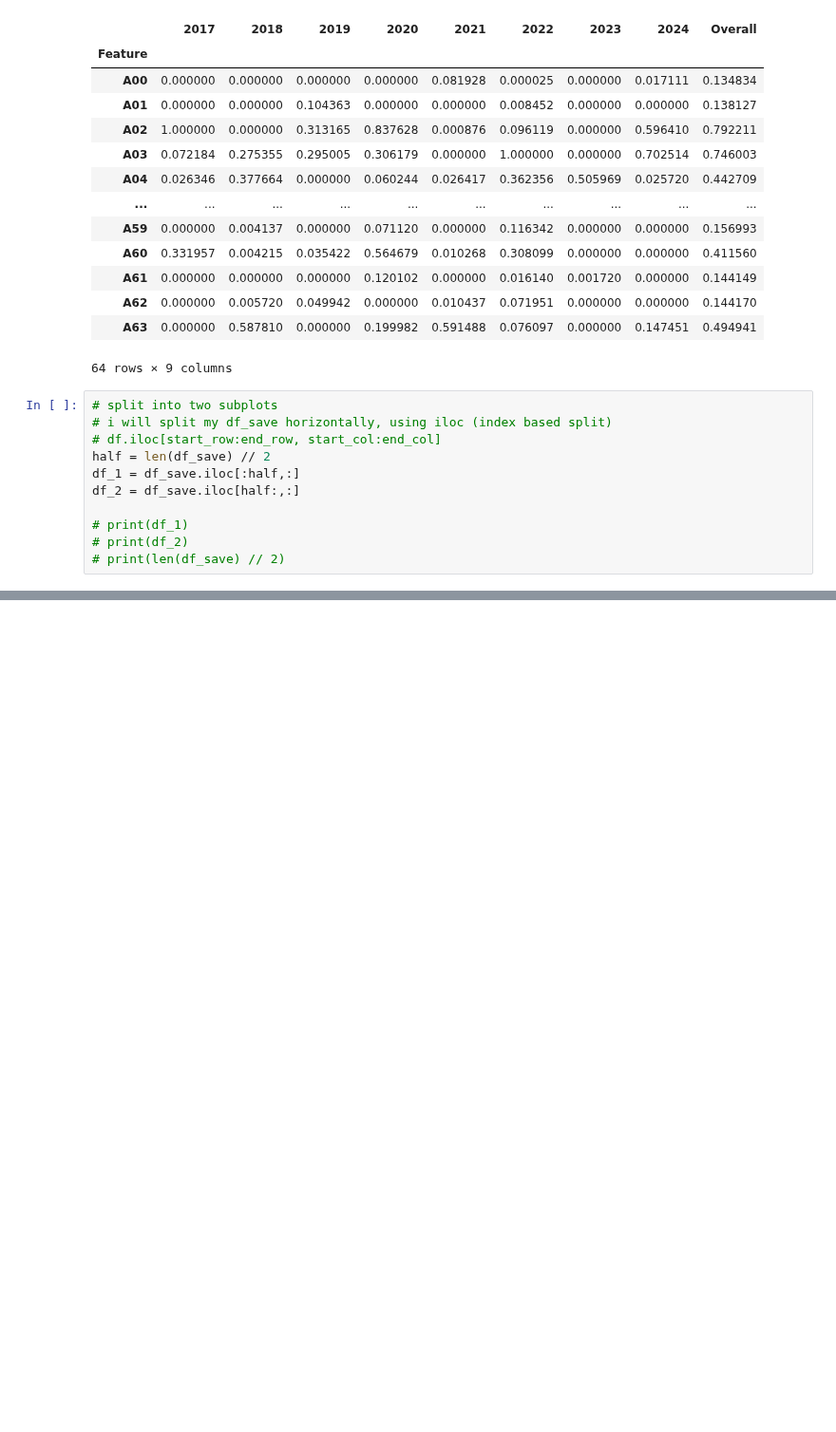
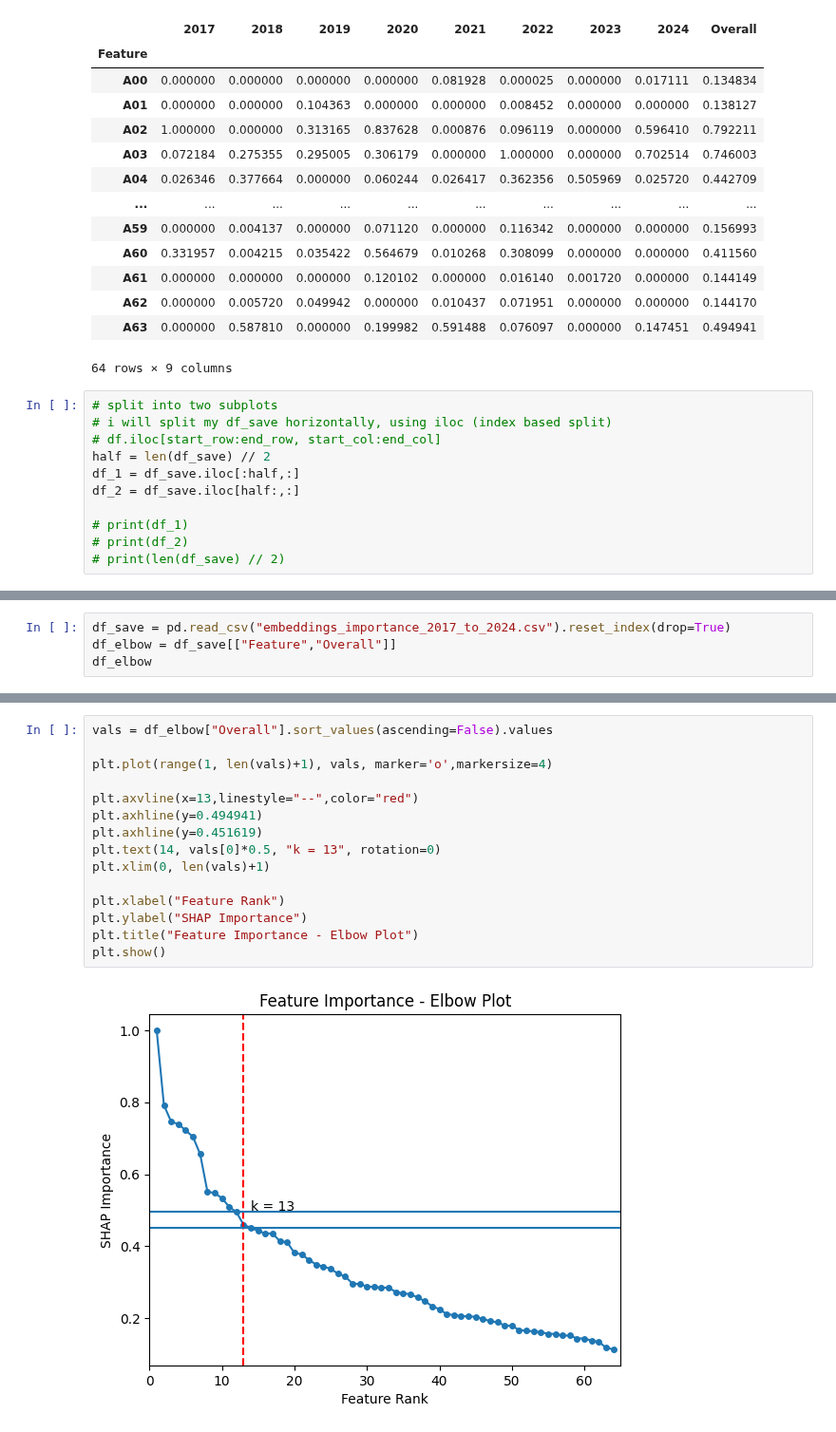
Before and after one commit to Amoreno73/wnv_embeddings, a Jupyter notebook: notebooks/shap-ranking.ipynb, the cells around one changed output, grey strips where cells are left out. Shown at 95% size. Drawn from its saved outputs; the diff is of its cells as text; blank space fills up the shorter version.

Commit message:
choosing top k features using elbow method

```diff
--- a/notebooks/shap-ranking.ipynb
+++ b/notebooks/shap-ranking.ipynb
@@ -465,0 +466,4 @@ saved figure:
+# %%
+df_save = pd.read_csv("embeddings_importance_2017_to_2024.csv").reset_index(drop=True)
+df_elbow = df_save[["Feature","Overall"]]
+df_elbow
@@ -465,0 +527,17 @@ saved figure:
+# %%
+vals = df_elbow["Overall"].sort_values(ascending=False).values
+
+plt.plot(range(1, len(vals)+1), vals, marker='o',markersize=4)
+
+plt.axvline(x=13,linestyle="--",color="red")
+plt.axhline(y=0.494941)
+plt.axhline(y=0.451619)
+plt.text(14, vals[0]*0.5, "k = 13", rotation=0)
+plt.xlim(0, len(vals)+1)
+
+plt.xlabel("Feature Rank")
+plt.ylabel("SHAP Importance")
+plt.title("Feature Importance - Elbow Plot")
+plt.show()
+# %% [output]
+[figure, added]
```
Also changed, not shown: parts of 9 cells of this notebook, 1 other file.
